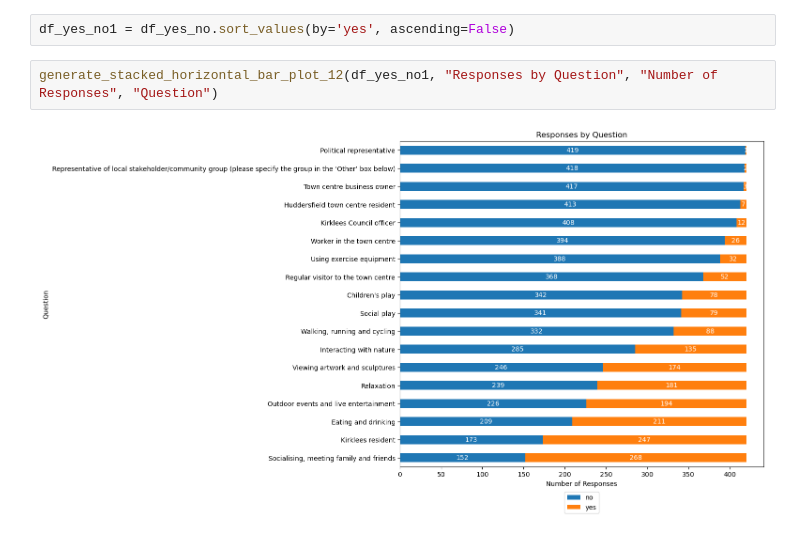
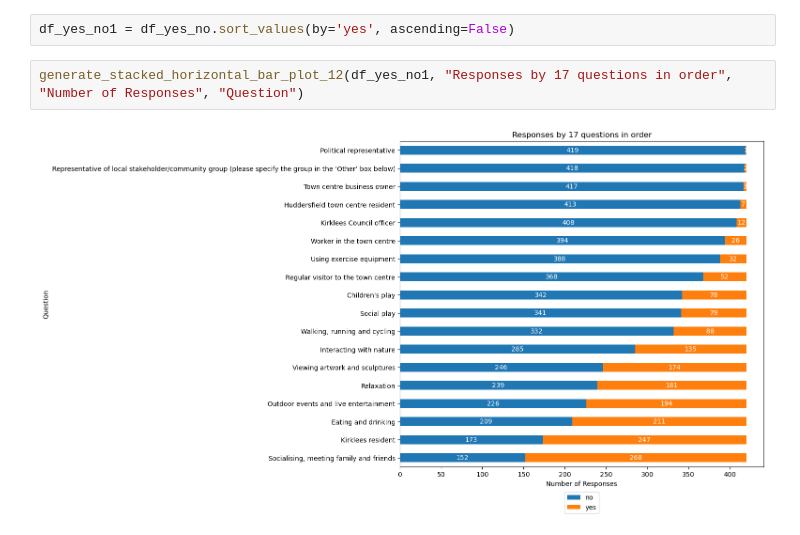
Before and after one commit to judytruchuynh/ConterContext, a Jupyter notebook: sentiment_analysis.ipynb, the cells around one changed output. Saved outputs shown, nothing was run; the diff lists cells and outputs as text.

```diff
--- a/sentiment_analysis.ipynb
+++ b/sentiment_analysis.ipynb
@@ -355,6 +355,6 @@ generate_stacked_horizontal_bar_plot_12(df_yes_no, "Responses by Question", "Num
 # %%
 df_yes_no1 = df_yes_no.sort_values(by='yes', ascending=False)
 # %%
-generate_stacked_horizontal_bar_plot_12(df_yes_no1, "Responses by Question", "Number of Responses", "Question")
+generate_stacked_horizontal_bar_plot_12(df_yes_no1, "Responses by 17 questions in order", "Number of Responses", "Question")
 # %% [output]
-[figure, old version]
+[figure, new version]
```
Also changed, not shown: parts of 11 cells of this notebook, 55 other files.
